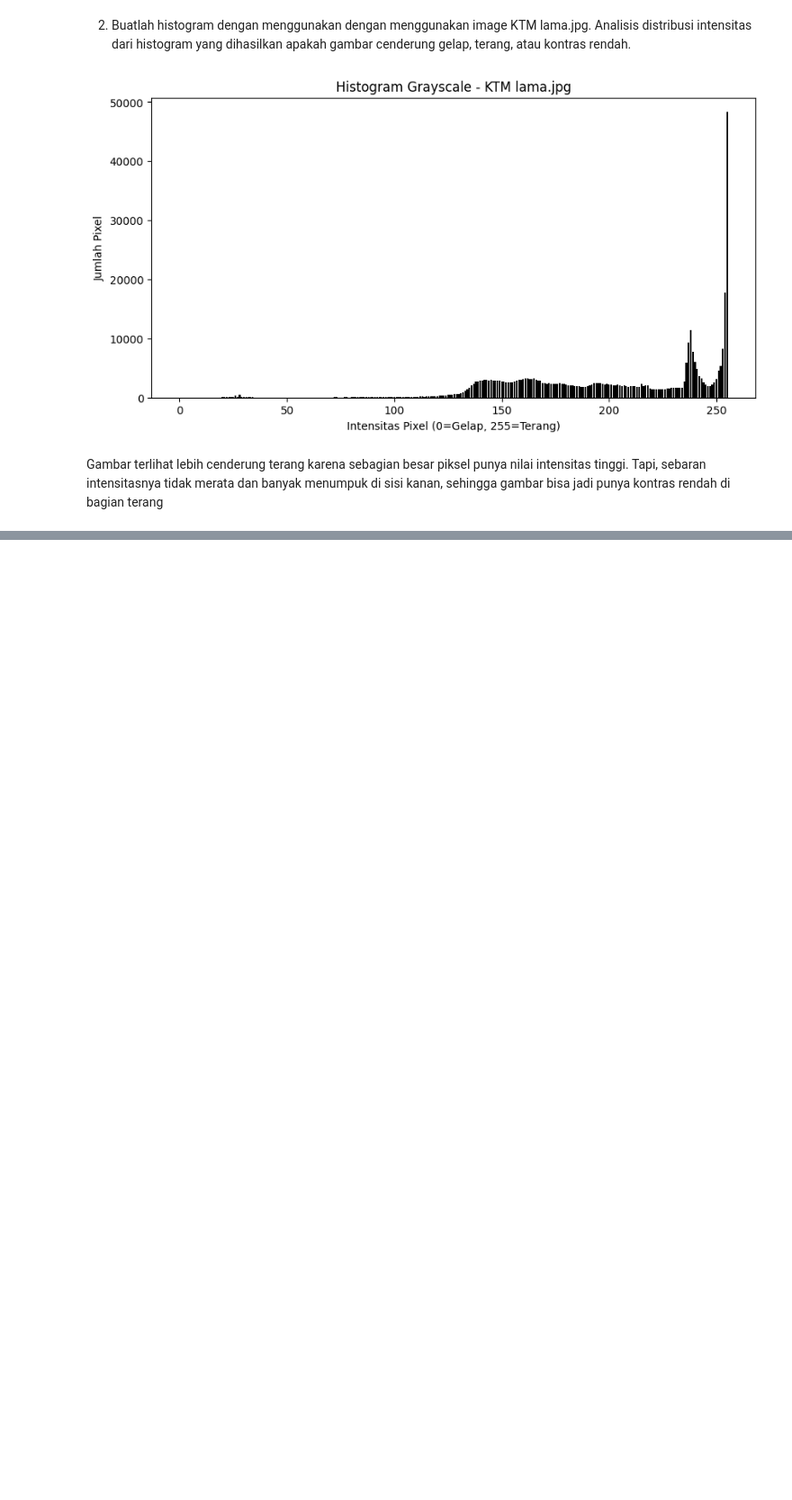
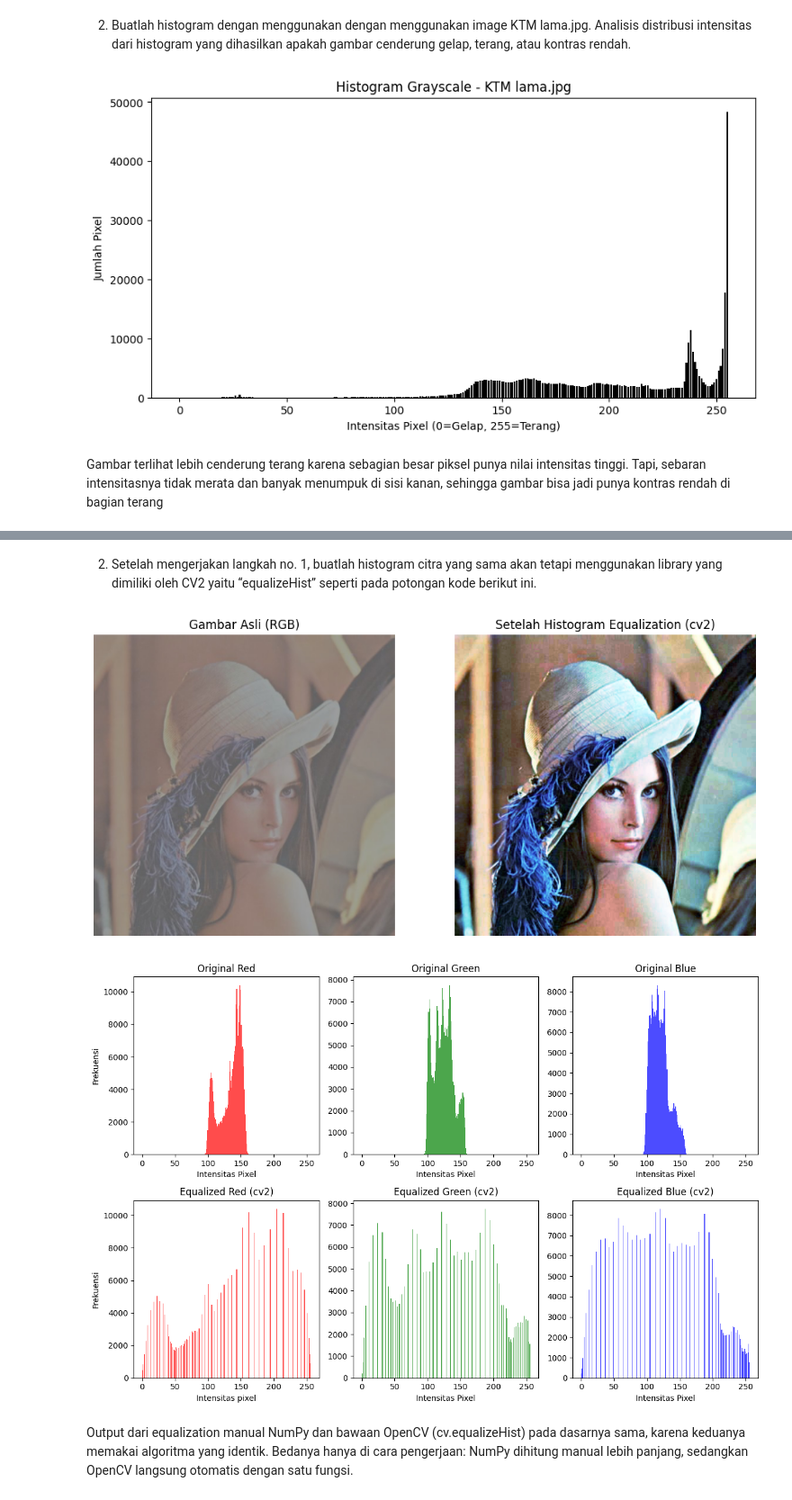
Before and after one commit to cindylrs04/PCVK25_3F_06, a Jupyter notebook: Week5_06.ipynb, the cells around one changed output, grey strips where cells are left out. Shown at 90% size. Drawn from its saved outputs; the diff is of its cells as text; code cells hidden in the pictures; blank space fills up the shorter version.

```diff
--- a/Week5_06.ipynb
+++ b/Week5_06.ipynb
@@ -105,0 +196,77 @@ Gambar terlihat lebih cenderung terang karena sebagian besar piksel punya nilai
+# %% [markdown]
+2. Setelah mengerjakan langkah no. 1, buatlah histogram citra yang sama akan tetapi
+menggunakan library yang dimiliki oleh CV2 yaitu “equalizeHist” seperti pada
+potongan kode berikut ini.
+# %%
+image = cv.imread('/content/drive/MyDrive/Colab Notebooks/PCVK25_3F_06/Gambar/lena_lc.jpg')
+
+image_rgb = cv.cvtColor(image, cv.COLOR_BGR2RGB)
+
+b, g, r = cv.split(image)
+
+b_equalized = cv.equalizeHist(b)
+g_equalized = cv.equalizeHist(g)
+r_equalized = cv.equalizeHist(r)
+
+image_equalized_bgr = cv.merge((b_equalized, g_equalized, r_equalized))
+
+image_equalized_rgb = cv.cvtColor(image_equalized_bgr, cv.COLOR_BGR2RGB)
+
+plt.figure(figsize=(12,8))
+
+plt.subplot(1,2,1)
+plt.imshow(image_rgb)
+plt.title("Gambar Asli (RGB)")
+plt.axis("off")
+
+plt.subplot(1,2,2)
+plt.imshow(image_equalized_rgb)
+plt.title("Setelah Histogram Equalization (cv2)")
+plt.axis("off")
+
+plt.show()
+
+plt.figure(figsize=(12, 8))
+
+# Original histograms (RGB)
+plt.subplot(2, 3, 1)
+plt.hist(r.ravel(), bins=256, range=[0,256], color='red', alpha=0.7)
+plt.title('Original Red')
+plt.xlabel('Intensitas Pixel')
+plt.ylabel('Frekuensi')
+
+plt.subplot(2, 3, 2)
+plt.hist(g.ravel(), bins=256, range=[0,256], color='green', alpha=0.7)
+plt.title('Original Green')
+plt.xlabel('Intensitas Pixel')
+
+plt.subplot(2, 3, 3)
+plt.hist(b.ravel(), bins=256, range=[0,256], color='blue', alpha=0.7)
+plt.title('Original Blue')
+plt.xlabel('Intensitas Pixel')
+
+
+# Equalized histograms (RGB)
+plt.subplot(2, 3, 4)
+plt.hist(r_equalized.ravel(), bins=256, range=[0,256], color='red', alpha=0.7)
+plt.title('Equalized Red (cv2)')
+plt.xlabel('Intensitas pixel')
+plt.ylabel('Frekuensi')
+
+plt.subplot(2, 3, 5)
+plt.hist(g_equalized.ravel(), bins=256, range=[0,256], color='green', alpha=0.7)
+plt.title('Equalized Green (cv2)')
+plt.xlabel('Intensitas Pixel')
+
+plt.subplot(2, 3, 6)
+plt.hist(b_equalized.ravel(), bins=256, range=[0,256], color='blue', alpha=0.7)
+plt.title('Equalized Blue (cv2)')
+plt.xlabel('Intensitas Pixel')
+
+plt.tight_layout()
+plt.show()
+# %% [output]
+[figure, added]
+[figure, added]
+# %% [markdown]
+Output dari equalization manual NumPy dan bawaan OpenCV (cv.equalizeHist) pada dasarnya sama, karena keduanya memakai algoritma yang identik. Bedanya hanya di cara pengerjaan: NumPy dihitung manual lebih panjang, sedangkan OpenCV langsung otomatis dengan satu fungsi.
```
Also changed, not shown: parts of 3 cells of this notebook.
